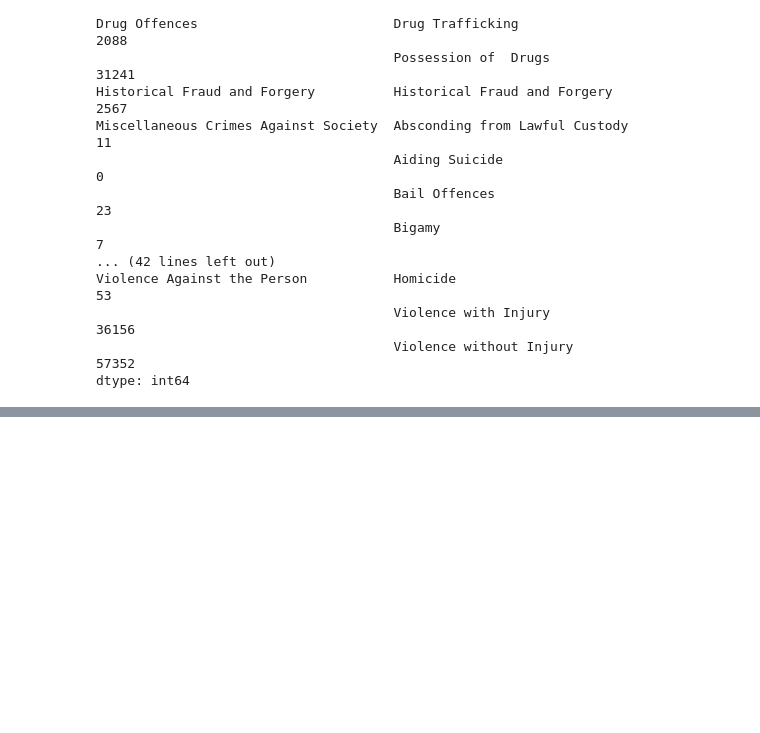
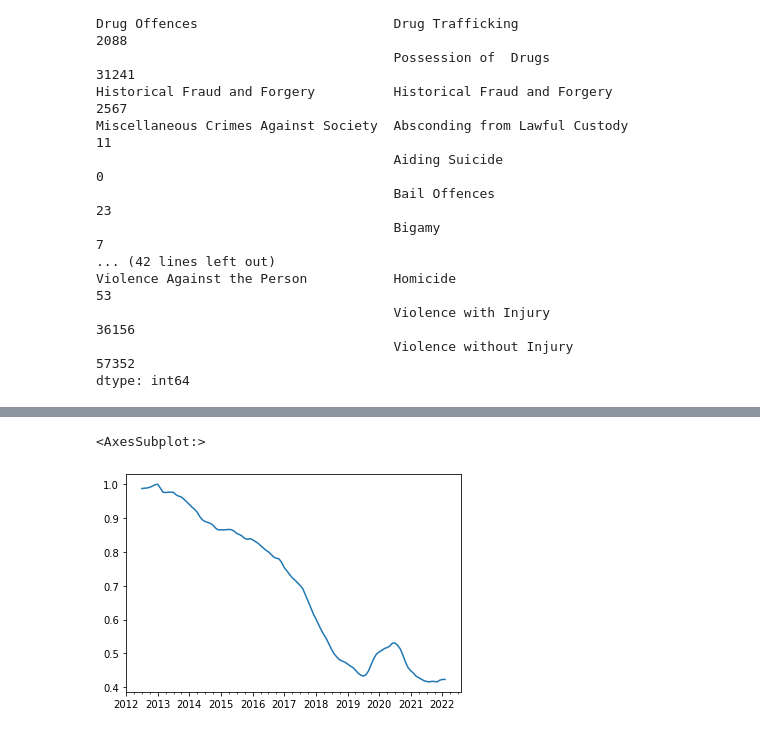
Before and after one commit to JamieW365/london_crime, a Jupyter notebook: london_crime.ipynb, the cells around one changed output, grey strips where cells are left out. Saved outputs shown, nothing was run; the diff lists cells and outputs as text; code cells hidden in the pictures; blank space fills up the shorter version.

```diff
--- a/london_crime.ipynb
+++ b/london_crime.ipynb
@@ -100,0 +131,5 @@ dtype: int64
+# %%
+(decompose_result.trend / decompose_result.trend.max()).plot()
+# %% [output]
+<AxesSubplot:>
+[figure, added]
```
Also changed, not shown: parts of 10 cells of this notebook.
